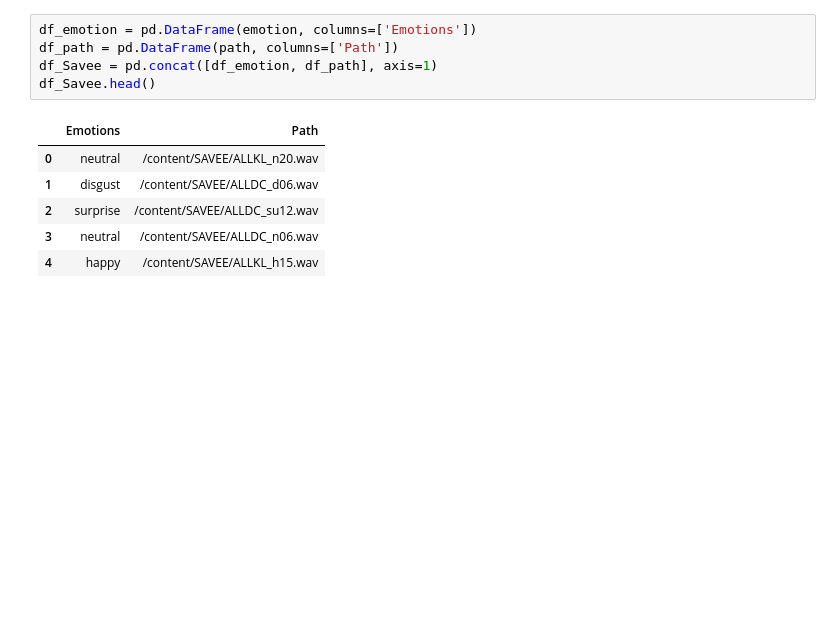
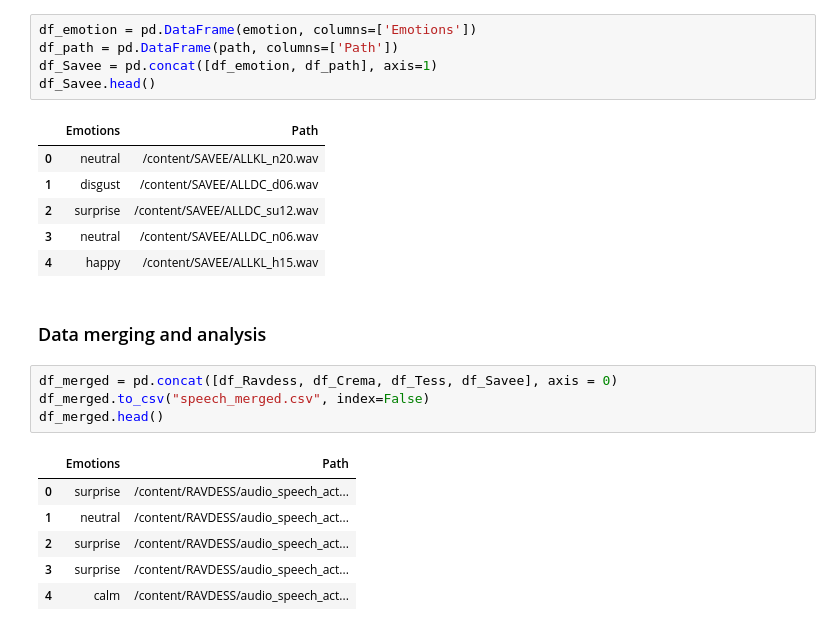
Before and after one commit to architGitHub/Speech-Emotion-Detection, a Jupyter notebook: Speech_Emotion_Detection.ipynb, the cells around one changed output. Cells and saved outputs as stored; diff of their text form; blank space fills up the shorter version.

Commit message:
Data merging and analysis

```diff
--- a/Speech_Emotion_Detection.ipynb
+++ b/Speech_Emotion_Detection.ipynb
@@ -194,3 +194,16 @@ df_Savee.head()
 | 2 | surprise | /content/SAVEE/ALLDC_su12.wav |
 | 3 | neutral | /content/SAVEE/ALLDC_n06.wav |
 | 4 | happy | /content/SAVEE/ALLKL_h15.wav |
+# %% [markdown]
+### Data merging and analysis
+# %%
+df_merged = pd.concat([df_Ravdess, df_Crema, df_Tess, df_Savee], axis = 0)
+df_merged.to_csv("speech_merged.csv", index=False)
+df_merged.head()
+# %% [output]
+|  | Emotions | Path |
+| 0 | surprise | /content/RAVDESS/audio_speech_act... |
+| 1 | neutral | /content/RAVDESS/audio_speech_act... |
+| 2 | surprise | /content/RAVDESS/audio_speech_act... |
+| 3 | surprise | /content/RAVDESS/audio_speech_act... |
+| 4 | calm | /content/RAVDESS/audio_speech_act... |
```
Also changed, not shown: parts of 1 cell of this notebook.
